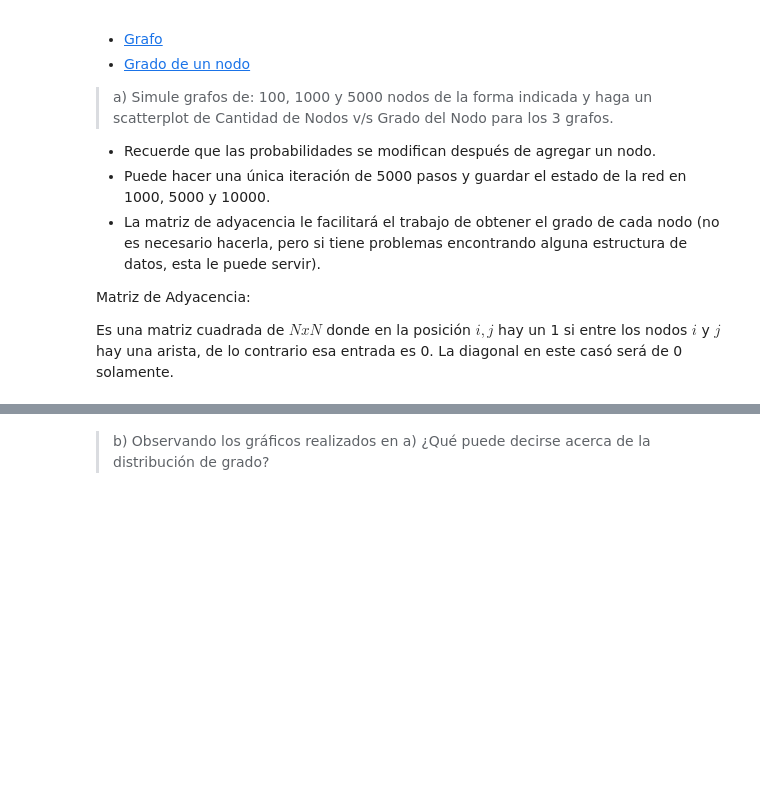
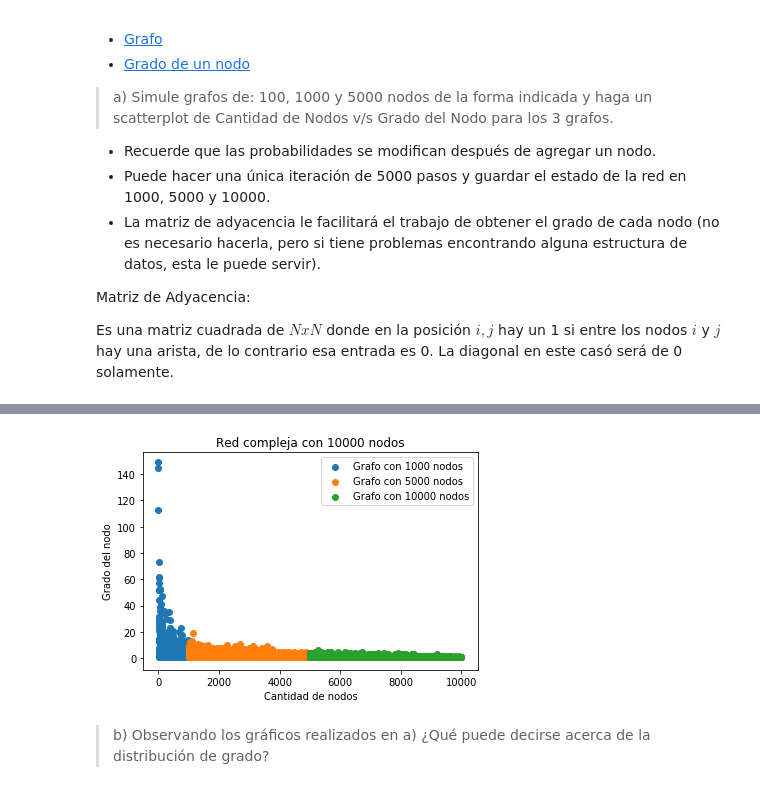
Before and after one commit to jpjorquera/Lab2-Estaca, a Jupyter notebook: Laboratorio 2.ipynb, the cells around one changed output, grey strips where cells are left out. Saved outputs shown, nothing was run; the diff lists cells and outputs as text; code cells hidden in the pictures; blank space fills up the shorter version.

```diff
--- a/Laboratorio 2.ipynb
+++ b/Laboratorio 2.ipynb
@@ -322,3 +322,89 @@ Un listado de links para refrescar conceptos:
 Matriz de Adyacencia:
 
 Es una matriz cuadrada de $NxN$ donde en la posición $i,j$ hay un 1 si entre los nodos $i$ y $j$ hay una arista, de lo contrario esa entrada es 0. La diagonal en este casó será de 0 solamente.
+# %%
+import networkx as nx
+import matplotlib.pyplot as plt
+import numpy as np
+np.random.seed(1000)
+
+%matplotlib inline
+
+#Función para elegir al nodo que se unirá el i-esimo nodo de la iteración
+#Se utilizá función random.choice para la selección según la probabilidad
+def elegir_nodo(d):
+    nodos = []
+    prob = []
+    grado_total = sum(d.values())
+    for k,v in d.items():
+        nodos.append(k)
+        prob.append(v/grado_total)
+    return np.random.choice(nodos, 1, p=prob)[0]
+
+
+def grafo(n):
+    #Se crea un grafo vacio
+    G=nx.Graph()
+
+    #Primeros dos nodos iniciales deben si o si estar conectados
+    G.add_node(0)
+    G.add_node(1)
+    G.add_edge(0,1)
+
+    g_mil={}
+    g_cinco={}
+    g_diez={}
+
+    #agrego n nodos
+    for i in range(2,n):
+        d=dict(G.degree)
+        #obtener el nodo a agregar
+        nodo = elegir_nodo(d)
+        G.add_node(i)
+        #se crea el arco entre el nodo i que se ingresa y el nodo seleccionado
+        G.add_edge(i,nodo)
+
+    #devolvemos diccionario, key= nodo, value= grado
+    f=dict(G.degree)
+    return G
+
+    #nx.draw(G)
+    #plt.show()
+
+#Simulamos para 10.000 y almacenamos información de 1000, 5000 y 10000
+
+f=dict((grafo(10000)).degree)
+
+#1000 iteraciones
+nodos_m = []
+grados_m = []
+#5000 iteraciones
+nodos_c = []
+grados_c = []
+#10000 iteraciones
+nodos_d = []
+grados_d = []
+
+for k,v in f.items():
+    if k<1000:
+        nodos_m.append(k)
+        grados_m.append(v)
+    elif k>=1000 and k<5000:
+        nodos_c.append(k)
+        grados_c.append(v)
+    else:
+        nodos_d.append(k)
+        grados_d.append(v)
+
+#creamos gráfico representativo
+plt.ion()
+plt.scatter(nodos_m, grados_m,label="Grafo con 1000 nodos")
+plt.scatter(nodos_c, grados_c,label="Grafo con 5000 nodos")
+plt.scatter(nodos_d, grados_d,label="Grafo con 10000 nodos")
+plt.xlabel('Cantidad de nodos')
+plt.ylabel('Grado del nodo')
+plt.legend()
+
+plt.title("Red compleja con 10000 nodos")
+#tiempo promedio ejecución: 1,25 min
+# %% [output]
@@ -325,2 +412,3 @@ Es una matriz cuadrada de $NxN$ donde en la posición $i,j$ hay un 1 si entre lo
+[figure, added]
 # %% [markdown]
 >b) Observando los gráficos realizados en a) ¿Qué puede decirse acerca de la distribución de grado?
```
Also changed, not shown: parts of 4 cells of this notebook, 1 other file.
